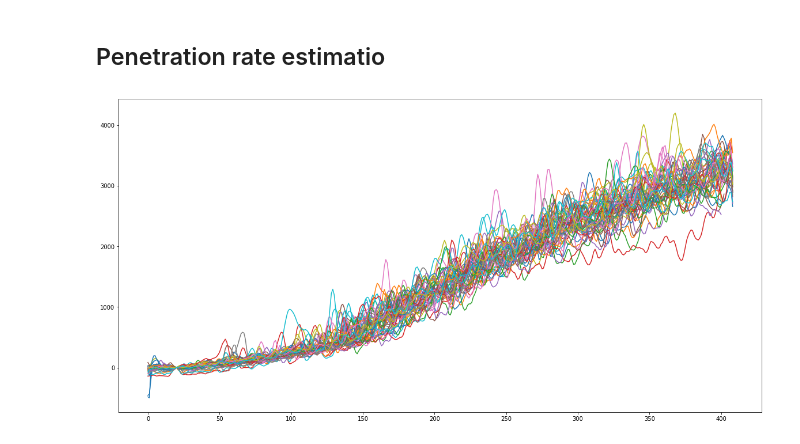
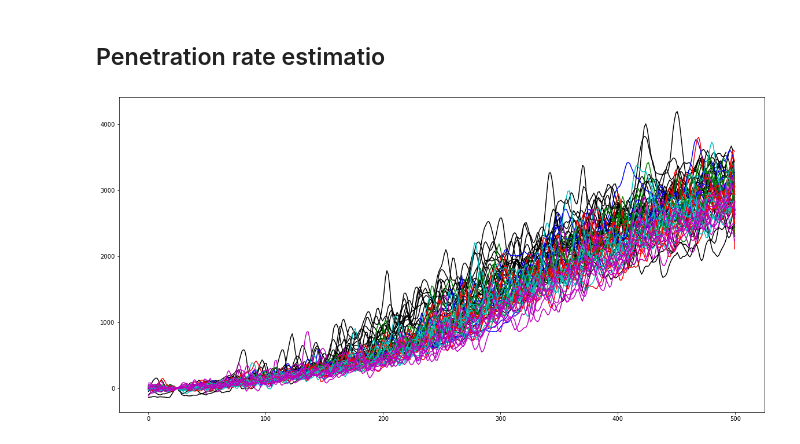
Before and after one commit to antoszy/Scratch-Analysis, a Jupyter notebook: scratch_analysis.ipynb, the cells around one changed output. Saved outputs shown, nothing was run; the diff lists cells and outputs as text; code cells hidden in the pictures.

```diff
--- a/scratch_analysis.ipynb
+++ b/scratch_analysis.ipynb
@@ -53,16 +78,0 @@ utils.plot_scratch_samples(ax, sampleList, fileList, truncate=-1)
-# %%
-fileList = glob.glob('data/scratch/wyniki/powierzchnia/200_00pc.txt') \
-    +sorted(glob.glob('data/scratch/wyniki/powierzchnia/R7200*.txt')) \
-#   +sorted(glob.glob('data/scratch/wyniki/powierzchnia/200*.txt'))
-
-sampleListR = [utils.read_data(file) for file in fileList]
-
-
-fig = pyplot.figure(figsize=(20,10))
-ax = fig.add_subplot(111)
-
-utils.plot_scratch_samples(ax, sampleListR, fileList, truncate=-1)
-#ax.set_yscale('log')
-#ax.set_xscale('log')
-#ax.set_ylim([20,5000])
-#ax.set_xlim([50,1000])
@@ -73,9 +120,12 @@ utils.plot_scratch_samples(ax, sampleListR, fileList, truncate=-1)
 # %%
 fig = pyplot.figure(figsize=(20,10))
 ax = fig.add_subplot(111)
 
-for sample in sampleList:
+colors = ['k', 'k', 'k', 'b', 'g', 'r', 'c', 'm', 'y']
+len(sampleList)
+
+for idx, sample in enumerate(sampleListR):
     for scratch in sample:
-        ax.plot(scratch.topo2.depth)
+        ax.plot(scratch.topo2.distance, scratch.topo2.depth, color=colors[idx])
 # %% [output]
-[figure, old version]
+[figure, new version]
```
Also changed, not shown: parts of 12 cells of this notebook, 2 other files.
